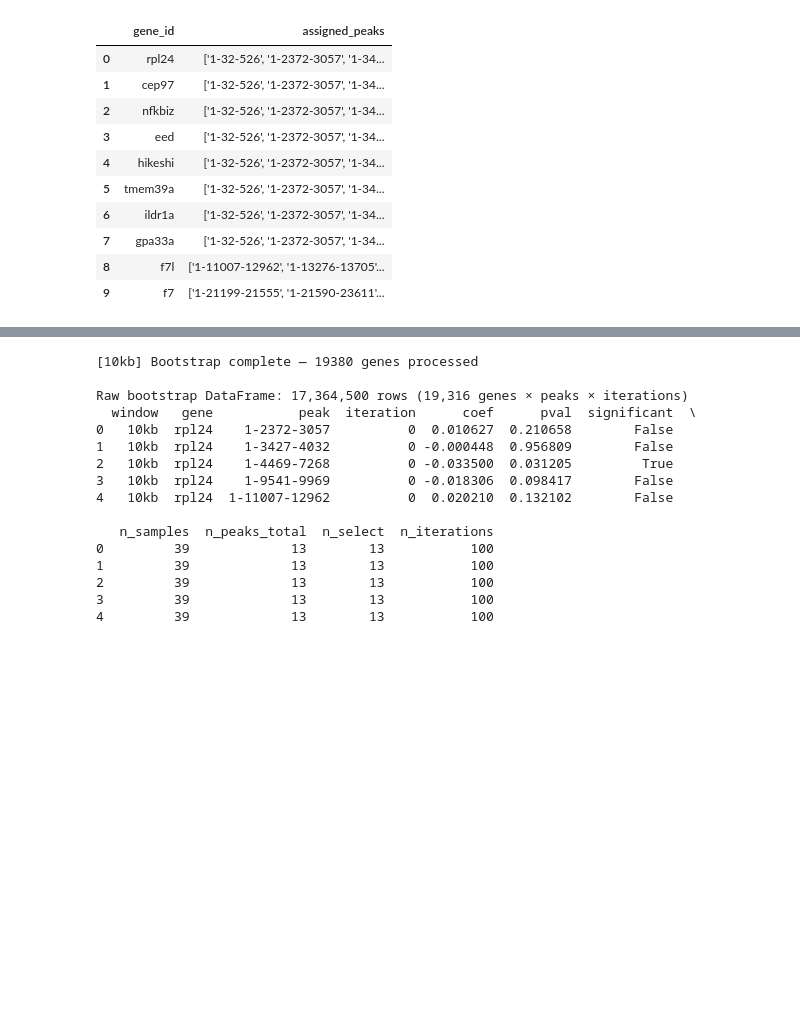
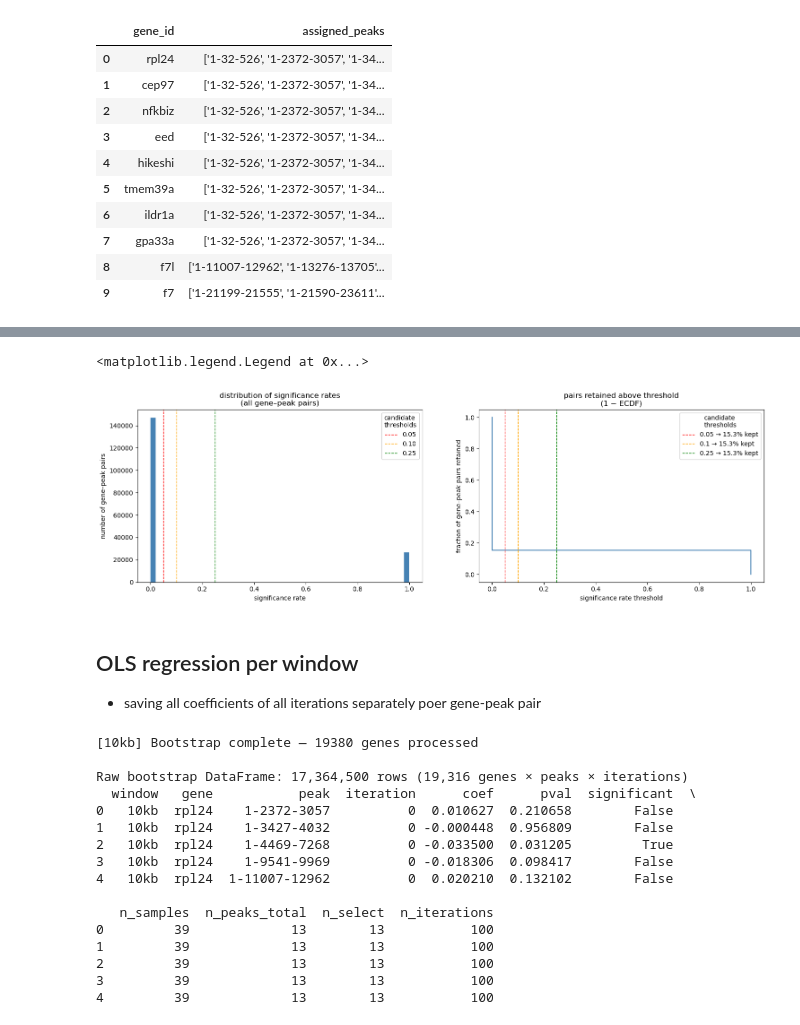
Before and after one commit to smin07/BA, a Jupyter notebook: BA_data/Rmd_n_notebook/RNA_ATAC_ols_lm_ct.ipynb, the cells around one changed output, grey strips where cells are left out. Cells and saved outputs as stored; diff of their text form; code cells hidden in the pictures; blank space fills up the shorter version.

```diff
--- a/BA_data/Rmd_n_notebook/RNA_ATAC_ols_lm_ct.ipynb
+++ b/BA_data/Rmd_n_notebook/RNA_ATAC_ols_lm_ct.ipynb
@@ -88,2 +341,44 @@ gene_peaks_100kb[0:10]
+# %%
+import matplotlib.pyplot as plt
+import seaborn as sns
+import numpy as np
+
+fig, axes = plt.subplots(1, 2, figsize=(18, 5))
+
+# ── 1. histogram of significance rates across all gene–peak pairs ─────────────
+axes[0].hist(
+    ols_res_10kb_brief_df["significance_rate"],
+    bins=50,
+    edgecolor="white",
+    linewidth=0.3,
+    color="steelblue",
+)
+axes[0].set_xlabel("significance rate")
+axes[0].set_ylabel("number of gene–peak pairs")
+axes[0].set_title("distribution of significance rates\n(all gene–peak pairs)")
+axes[0].axvline(0.05, color="red",    linestyle="--", linewidth=1, label="0.05")
+axes[0].axvline(0.10, color="orange", linestyle="--", linewidth=1, label="0.10")
+axes[0].axvline(0.25, color="green",  linestyle="--", linewidth=1, label="0.25")
+axes[0].legend(title="candidate\nthresholds")
+
+# ── 2. ECDF — what fraction of pairs survive a given threshold ────────────────
+sorted_rates = np.sort(ols_res_10kb_brief_df["significance_rate"])
+ecdf_y       = np.arange(1, len(sorted_rates) + 1) / len(sorted_rates)
+
+axes[1].plot(sorted_rates, 1 - ecdf_y, color="steelblue", linewidth=1.5)
+axes[1].set_xlabel("significance rate threshold")
+axes[1].set_ylabel("fraction of gene–peak pairs retained")
+axes[1].set_title("pairs retained above threshold\n(1 − ECDF)")
+for thresh, color in [(0.05, "red"), (0.10, "orange"), (0.25, "green")]:
+    frac = (ols_res_10kb_brief_df["significance_rate"] >= thresh).mean()
+    axes[1].axvline(thresh, color=color, linestyle="--", linewidth=1,
+                    label=f"{thresh} → {frac:.1%} kept")
+axes[1].legend(title="candidate\nthresholds")
+# %% [output]
+<matplotlib.legend.Legend at 0x...>
+[figure, added]
+# %% [markdown]
+## OLS regression per window
+- saving all coefficients of all iterations separately poer gene-peak pair
 # %%
 # OLS regression of gene expression on peak accessibility per gene (10kb window)
```
Also changed, not shown: parts of 6 cells of this notebook.
